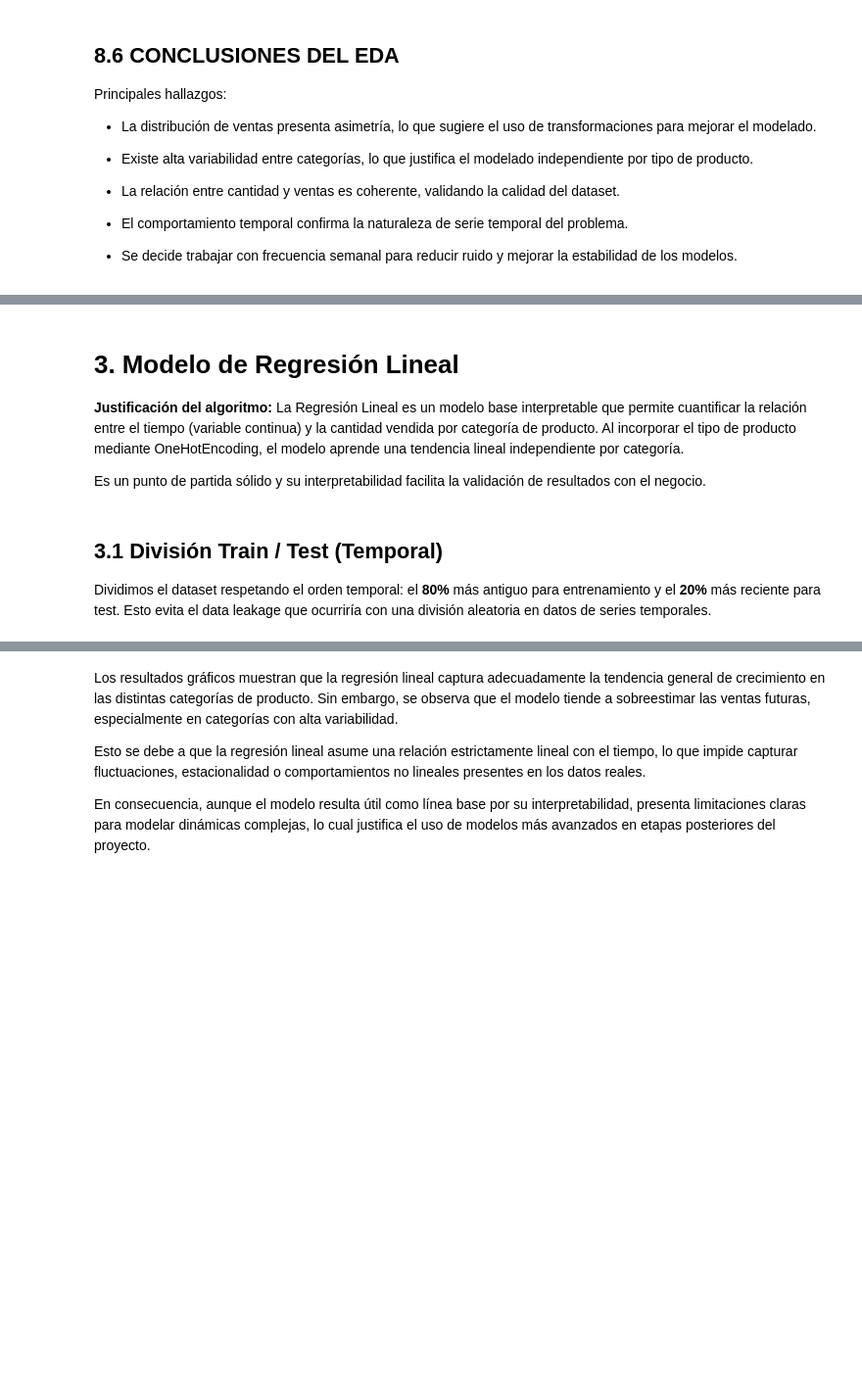
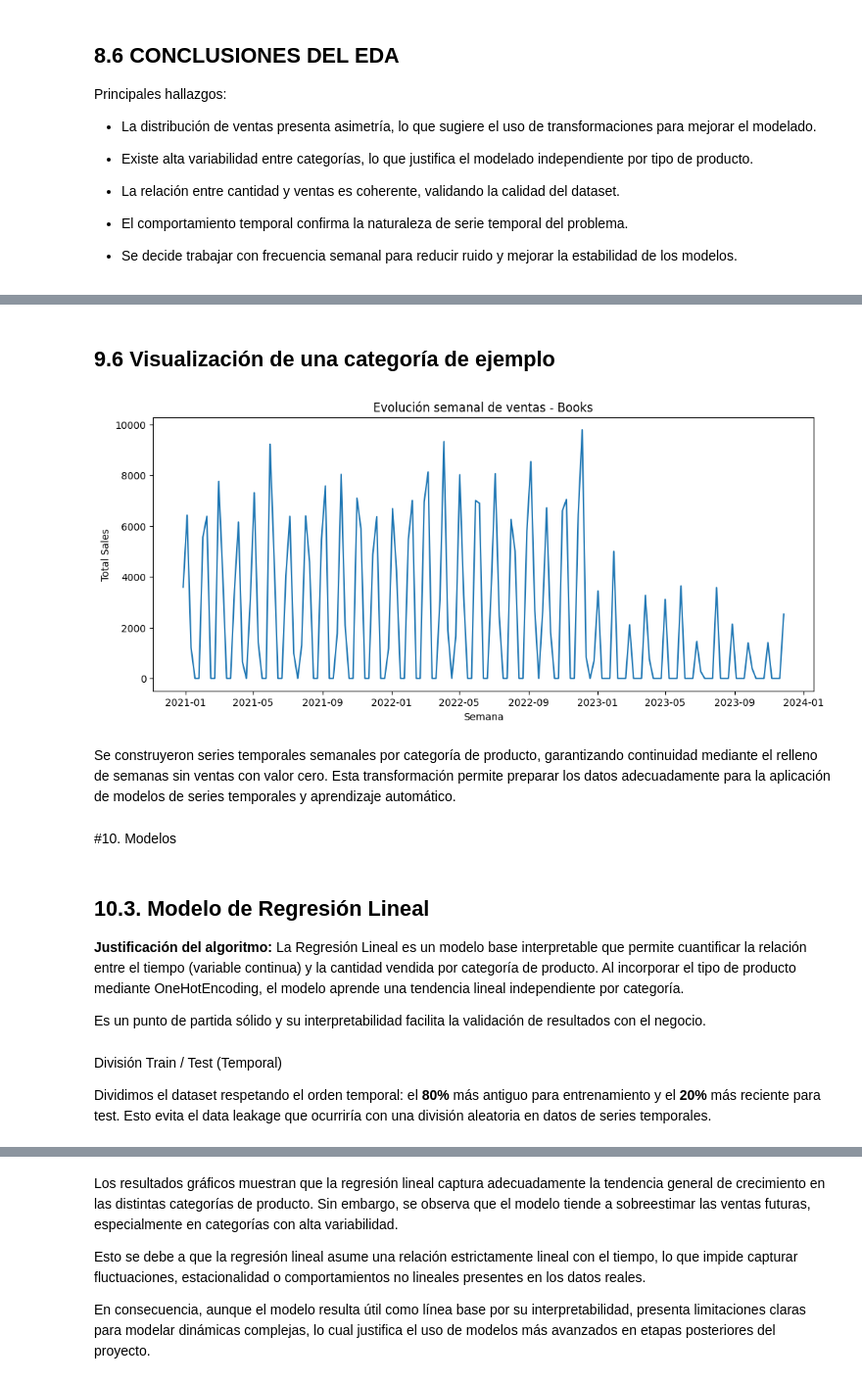
Before and after one commit to roguef07/TFM_Equipo_15, a Jupyter notebook: forecast_app/Modelados.ipynb, the cells around one changed output, grey strips where cells are left out. Shown at 98% size. Saved outputs shown, nothing was run; the diff lists cells and outputs as text; code cells hidden in the pictures; blank space fills up the shorter version.

```diff
--- a/forecast_app/Modelados.ipynb
+++ b/forecast_app/Modelados.ipynb
@@ -503,0 +528,5 @@ Principales hallazgos:
+# %%
+df_empresa["week"] = df_empresa["invoice_date"].dt.to_period("W").apply(lambda r: r.start_time)
+
+print("Variable 'week' creada correctamente.")
+display(df_empresa[["invoice_date", "week"]].head())
@@ -503,0 +543,8 @@ Principales hallazgos:
+# %%
+df_semanal = df_empresa.groupby(["week", "category"]).agg({
+    "quantity": "sum",
+    "total_sales": "sum"
+}).reset_index()
+
+print("Dataset agregado:")
+display(df_semanal.head())
@@ -503,0 +593,6 @@ Principales hallazgos:
+# %%
+df_semanal["week"] = pd.to_datetime(df_semanal["week"])
+df_semanal = df_semanal.sort_values(["category", "week"]).reset_index(drop=True)
+
+print("Dataset semanal final:")
+display(df_semanal.head())
@@ -504,5 +629,27 @@ Principales hallazgos:
+# %% [markdown]
+## 9.6 Visualización de una categoría de ejemplo
+# %%
+categoria_ejemplo = df_semanal["category"].unique()[0]
+df_plot = df_semanal[df_semanal["category"] == categoria_ejemplo]
+
+plt.figure(figsize=(12,5))
+plt.plot(df_plot["week"], df_plot["total_sales"])
+plt.title(f"Evolución semanal de ventas - {categoria_ejemplo}")
+plt.xlabel("Semana")
+plt.ylabel("Total Sales")
+plt.show()
+# %% [output]
+[figure, added]
+# %% [markdown]
+Se construyeron series temporales semanales por categoría de
+producto, garantizando continuidad mediante el relleno de
+semanas sin ventas con valor cero. Esta transformación permite
+preparar los datos adecuadamente para la aplicación de modelos
+de series temporales y aprendizaje automático.
+# %% [markdown]
+#10. Modelos
 # %% [markdown]
-# 3. Modelo de Regresión Lineal
+## 10.3. Modelo de Regresión Lineal
 
 **Justificación del algoritmo:**
 La Regresión Lineal es un modelo base interpretable que permite cuantificar la relación entre el tiempo (variable continua) y la cantidad vendida por categoría de producto. Al incorporar el tipo de producto mediante OneHotEncoding, el modelo aprende una tendencia lineal independiente por categoría.
@@ -521,7 +668,7 @@ y = df_agg['cantidad_log'].values
 print('Shape X:', X.shape)
 print('Shape y:', y.shape)
 # %% [markdown]
-## 3.1 División Train / Test (Temporal)
+División Train / Test (Temporal)
 
 Dividimos el dataset respetando el orden temporal: el **80%** más antiguo para entrenamiento y el **20%** más reciente para test. Esto evita el data leakage que ocurriría con una división aleatoria en datos de series temporales.
 # %%
```
Also changed, not shown: parts of 49 cells of this notebook.
